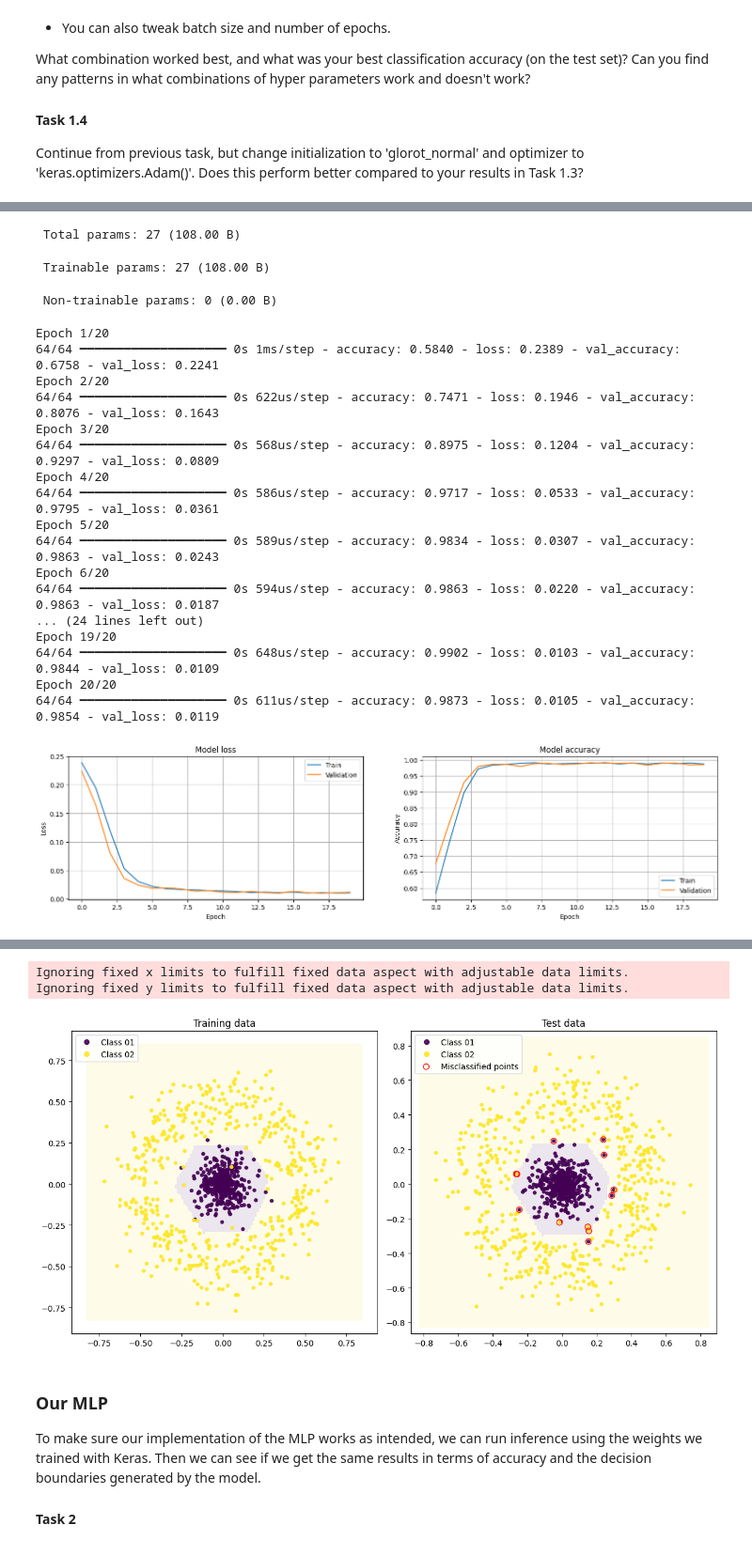
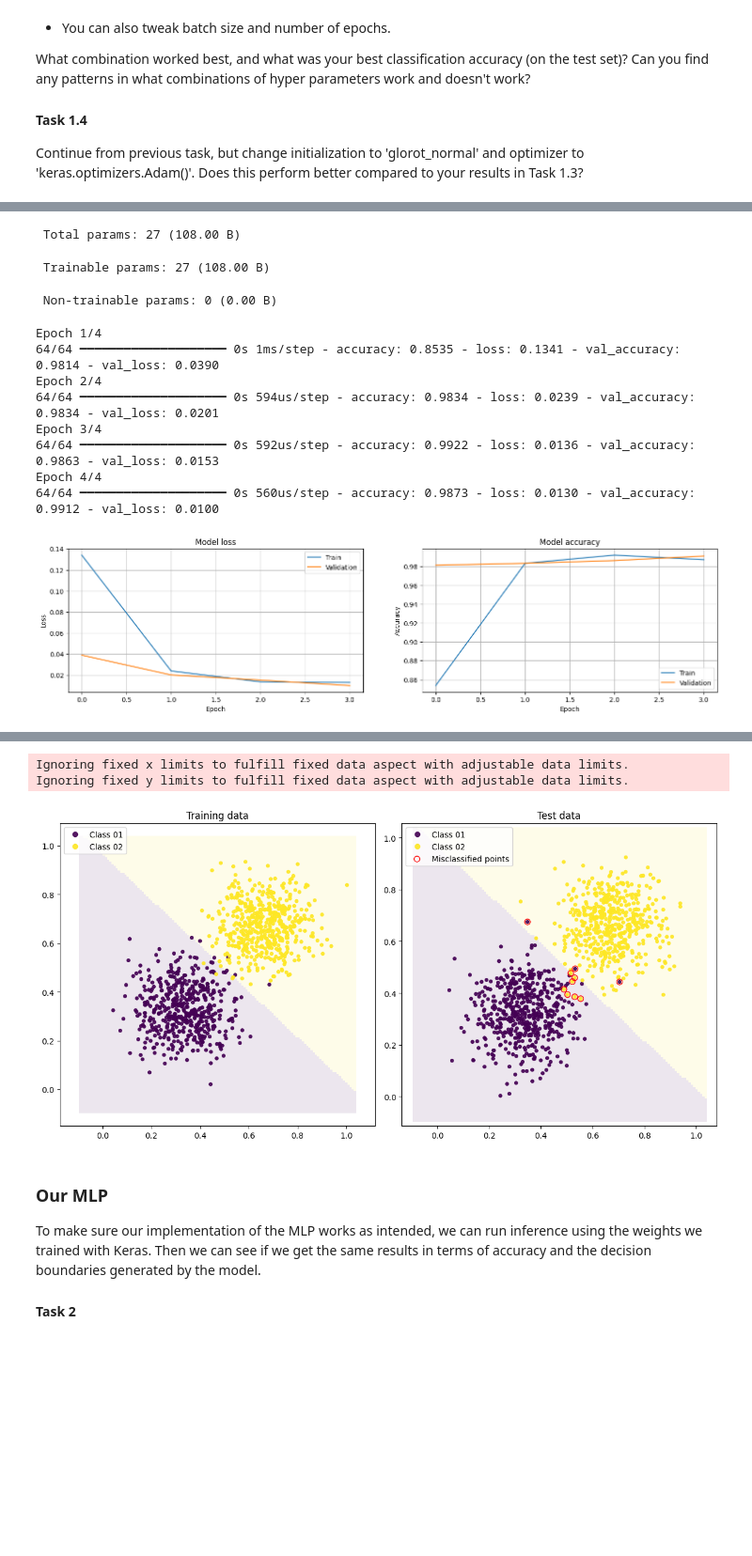
Before and after one commit to Djurson/TNM112, a Jupyter notebook: Lab1/lab01.ipynb, the cells around one changed output, grey strips where cells are left out. Shown at 94% size. Cells and saved outputs as stored; diff of their text form; code cells hidden in the pictures; blank space fills up the shorter version.

```diff
--- a/Lab1/lab01.ipynb
+++ b/Lab1/lab01.ipynb
@@ -65,20 +65,30 @@ importlib.reload(keras_mlp)
 from tensorflow import keras
 
 # Uncomment to be able to change data specification (instead of having to run the above cell every time)
-# data.generate(dataset='linear', N_train=512, N_test=512, K=2, sigma=0.1) # Task 1.1
-data.generate(dataset='polar', N_train=512, N_test=512, K=2, sigma=0.1)  # Task 1.2
+data.generate(dataset='linear', N_train=512, N_test=512, K=2, sigma=0.1) # Task 1.1
+# data.generate(dataset='polar', N_train=512, N_test=512, K=2, sigma=0.1)  # Task 1.2
 # data.generate(dataset='polar', N_train=512, N_test=512, K=5, sigma=0.05) # Task 1.3
 
-# Hyper-parameters
-hidden_layers = 1    # The number of hidden layers in the network (total number of layers will be L=hidden_layers+1)
+# Default:
+hidden_layers = 1     # The number of hidden layers in the network (total number of layers will be L=hidden_layers+1)
 layer_width = 5       # The number of neurons in each hidden layer
-activation = 'relu' # Activation function of hidden layers
+activation = 'linear' # Activation function of hidden layers
 init = keras.initializers.RandomNormal(mean=0.1, stddev=0.1) # Initialization method (starting point for the optimization)
-# init = keras.initializers.glorot_normal()
-epochs = 20           # Number of epochs for the training
+epochs = 4            # Number of epochs for the training
 batch_size = 16      # Batch size to use in training
 loss = keras.losses.MeanSquaredError() # Loss function
 opt = keras.optimizers.SGD(learning_rate=1.0, momentum=0.0) # Optimizer
+
+# Hyper-parameters
+# hidden_layers = 1    # The number of hidden layers in the network (total number of layers will be L=hidden_layers+1)
+# layer_width = 5       # The number of neurons in each hidden layer
+# activation = 'relu' # Activation function of hidden layers
+# init = keras.initializers.RandomNormal(mean=0.1, stddev=0.1) # Initialization method (starting point for the optimization)
+# # init = keras.initializers.glorot_normal()
+# epochs = 20           # Number of epochs for the training
+# batch_size = 16      # Batch size to use in training
+# loss = keras.losses.MeanSquaredError() # Loss function
+# opt = keras.optimizers.SGD(learning_rate=1.0, momentum=0.0) # Optimizer
 # opt = keras.optimizers.Adam()
 
 # The Keras MLP model
@@ -120,22 +130,13 @@ Model: "sequential"
  Total params: 27 (108.00 B)
  Trainable params: 27 (108.00 B)
  Non-trainable params: 0 (0.00 B)
-Epoch 1/20
-64/64 ━━━━━━━━━━━━━━━━━━━━ 0s 1ms/step - accuracy: 0.5840 - loss: 0.2389 - val_accuracy: 0.6758 - val_loss: 0.2241
-Epoch 2/20
-64/64 ━━━━━━━━━━━━━━━━━━━━ 0s 622us/step - accuracy: 0.7471 - loss: 0.1946 - val_accuracy: 0.8076 - val_loss: 0.1643
-Epoch 3/20
-64/64 ━━━━━━━━━━━━━━━━━━━━ 0s 568us/step - accuracy: 0.8975 - loss: 0.1204 - val_accuracy: 0.9297 - val_loss: 0.0809
-Epoch 4/20
-64/64 ━━━━━━━━━━━━━━━━━━━━ 0s 586us/step - accuracy: 0.9717 - loss: 0.0533 - val_accuracy: 0.9795 - val_loss: 0.0361
-Epoch 5/20
-64/64 ━━━━━━━━━━━━━━━━━━━━ 0s 589us/step - accuracy: 0.9834 - loss: 0.0307 - val_accuracy: 0.9863 - val_loss: 0.0243
-Epoch 6/20
-64/64 ━━━━━━━━━━━━━━━━━━━━ 0s 594us/step - accuracy: 0.9863 - loss: 0.0220 - val_accuracy: 0.9863 - val_loss: 0.0187
-... (24 lines left out)
-Epoch 19/20
-64/64 ━━━━━━━━━━━━━━━━━━━━ 0s 648us/step - accuracy: 0.9902 - loss: 0.0103 - val_accuracy: 0.9844 - val_loss: 0.0109
-Epoch 20/20
-64/64 ━━━━━━━━━━━━━━━━━━━━ 0s 611us/step - accuracy: 0.9873 - loss: 0.0105 - val_accuracy: 0.9854 - val_loss: 0.0119
+Epoch 1/4
+64/64 ━━━━━━━━━━━━━━━━━━━━ 0s 1ms/step - accuracy: 0.8535 - loss: 0.1341 - val_accuracy: 0.9814 - val_loss: 0.0390
+Epoch 2/4
+64/64 ━━━━━━━━━━━━━━━━━━━━ 0s 594us/step - accuracy: 0.9834 - loss: 0.0239 - val_accuracy: 0.9834 - val_loss: 0.0201
+Epoch 3/4
+64/64 ━━━━━━━━━━━━━━━━━━━━ 0s 592us/step - accuracy: 0.9922 - loss: 0.0136 - val_accuracy: 0.9863 - val_loss: 0.0153
+Epoch 4/4
+64/64 ━━━━━━━━━━━━━━━━━━━━ 0s 560us/step - accuracy: 0.9873 - loss: 0.0130 - val_accuracy: 0.9912 - val_loss: 0.0100
-[figure, old version]
+[figure, new version]
 Model performance:
@@ -150,6 +151,6 @@ Model performance:
 Ignoring fixed x limits to fulfill fixed data aspect with adjustable data limits.
 Ignoring fixed y limits to fulfill fixed data aspect with adjustable data limits.
-[figure, old version]
+[figure, new version]
 # %% [markdown]
 ### Our MLP
 To make sure our implementation of the MLP works as intended, we can run inference using the weights we trained with Keras. Then we can see if we get the same results in terms of accuracy and the decision boundaries generated by the model.
```
Also changed, not shown: parts of 2 cells of this notebook.
